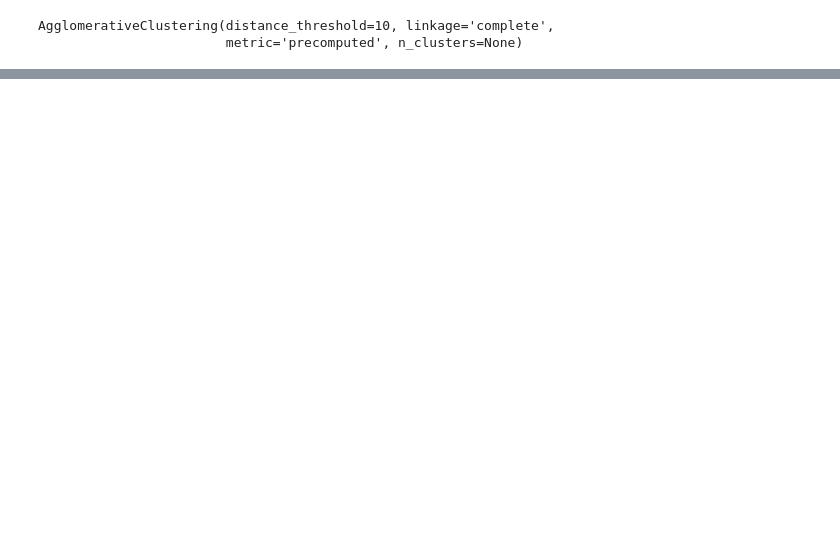
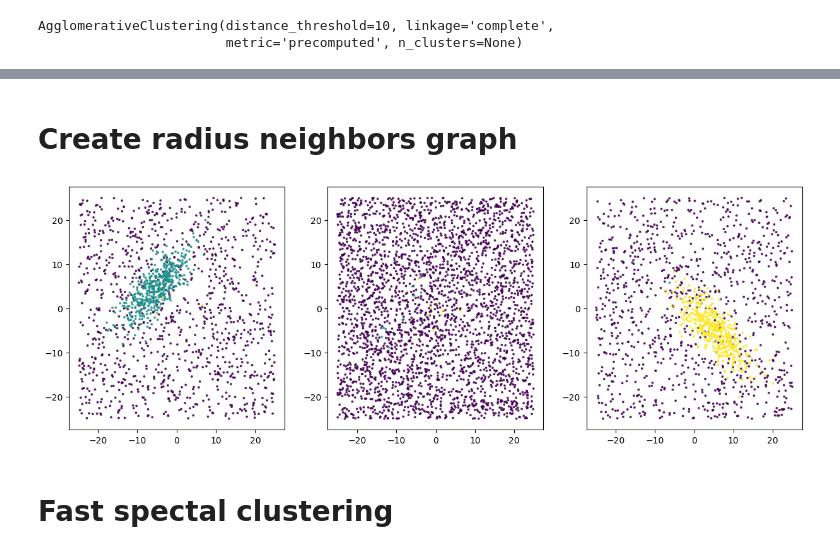
Before and after one commit to ratzenboe/local-clustering, a Jupyter notebook: simple_simulator.ipynb, the cells around one changed output, grey strips where cells are left out. Saved outputs shown, nothing was run; the diff lists cells and outputs as text; code cells hidden in the pictures; blank space fills up the shorter version.

Commit message:
Add (fast) Spectral clustering mode

```diff
--- a/simple_simulator.ipynb
+++ b/simple_simulator.ipynb
@@ -273,0 +279,29 @@ NMI HDBSCAN: 0.66, NMI Own: 0.84
+# %% [markdown]
+# Create radius neighbors graph
+# %%
+from sklearn.neighbors import radius_neighbors_graph
+from sklearn.cluster import SpectralClustering
+from sklearn.cluster import KMeans
+
+# Create radius neighbors graph
+# radius = 5
+# A = radius_neighbors_graph(dist_v_opt, radius=radius, mode='distance', metric='precomputed', include_self=False)
+
+clusterer_spectral = SpectralClustering(n_clusters=3, affinity='precomputed_nearest_neighbors', n_init=5).fit(dist_v_opt)
+labels_spectral = clusterer_spectral.labels_
+# %%
+# x_col, y_col = 'vt_ra', 'vt_dec'
+x_col, y_col = 'x', 'y'
+# x_col, y_col = 'pmra', 'pmdec'
+
+fig, ax = plt.subplots(1, 3, figsize=(15, 5))
+for l_i in np.unique(labels_spectral):
+    if l_i != -1:
+        idx_sel = labels_spectral == l_i
+        ax[l_i].scatter(df.loc[idx_sel, x_col], df.loc[idx_sel, y_col], s=3, alpha=0.8, zorder=1, c=labels[idx_sel])
+
+# plt.scatter(df.loc[labels_spectral==-1, x_col], df.loc[labels_spectral==-1, y_col], s=3, alpha=0.2, c='tab:grey', zorder=0)
+# %% [output]
+[figure, added]
+# %% [markdown]
+# Fast spectal clustering
```
Also changed, not shown: parts of 18 cells of this notebook.
